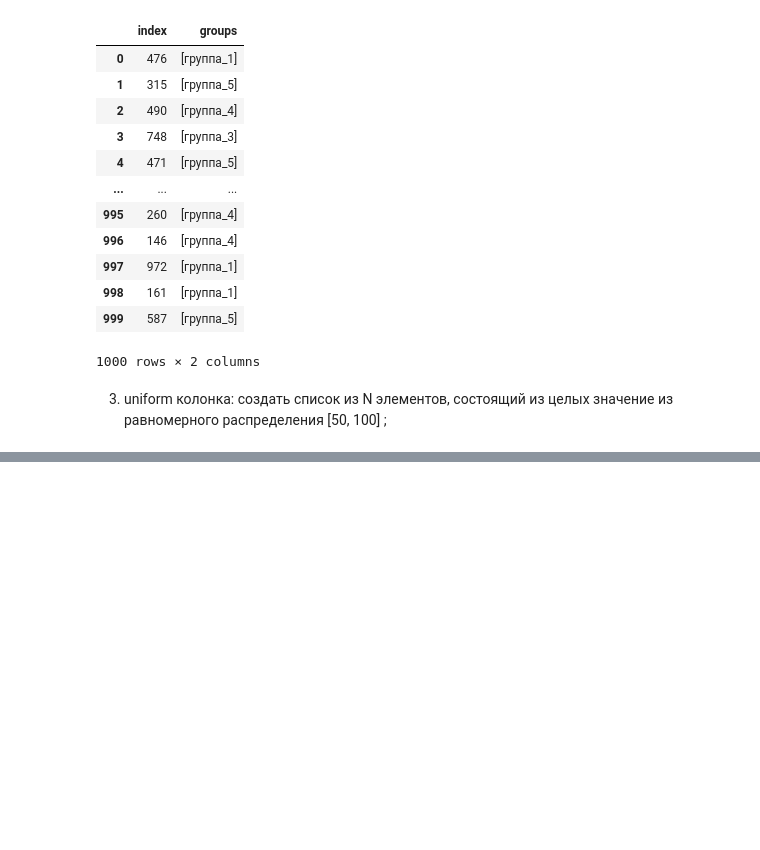
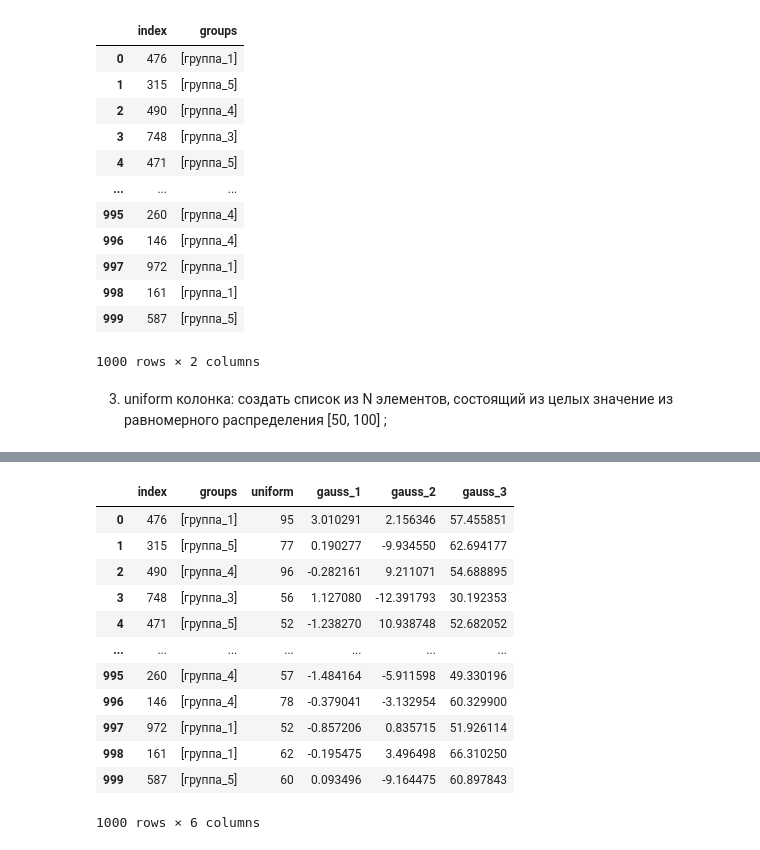
Before and after one commit to ValeryKharkov/Tinkoff_course_DAII_2023, a Jupyter notebook: Tinkoff_АДВИ_2023_HW_3_2.ipynb, the cells around one changed output, grey strips where cells are left out. Saved outputs shown, nothing was run; the diff lists cells and outputs as text; code cells hidden in the pictures; blank space fills up the shorter version.

```diff
--- a/Tinkoff_АДВИ_2023_HW_3_2.ipynb
+++ b/Tinkoff_АДВИ_2023_HW_3_2.ipynb
@@ -92,3 +64,12 @@ df
 1000 rows × 2 columns
 # %% [markdown]
 3) uniform колонка: создать список из N элементов, состоящий из целых значение из равномерного распределения [50, 100] ;
+# %%
+uniform_column = [random.randint(50, 100) for i in range(N)]
+data = {
+    'index' : index_column,
+    'groups' : groups_column,
+    'uniform' : uniform_column
+    }
+df = pd.DataFrame(data)
+df
@@ -94,0 +95,29 @@ df
+# %%
+gauss_1_column = [random.gauss(0, math.sqrt(1)) for i in range(N)]
+gauss_2_column = [random.gauss(0, math.sqrt(144)) for i in range(N)]
+gauss_3_column = [random.gauss(50, math.sqrt(81)) for i in range(N)]
+
+data = {
+    'index' : index_column,
+    'groups' : groups_column,
+    'uniform' : uniform_column,
+    'gauss_1' : gauss_1_column,
+    'gauss_2' : gauss_2_column,
+    'gauss_3' : gauss_3_column
+    }
+df = pd.DataFrame(data)
+df
+# %% [output]
+|  | index | groups | uniform | gauss_1 | gauss_2 | gauss_3 |
+| 0 | 476 | [группа_1] | 95 | 3.010291 | 2.156346 | 57.455851 |
+| 1 | 315 | [группа_5] | 77 | 0.190277 | -9.934550 | 62.694177 |
+| 2 | 490 | [группа_4] | 96 | -0.282161 | 9.211071 | 54.688895 |
+| 3 | 748 | [группа_3] | 56 | 1.127080 | -12.391793 | 30.192353 |
+| 4 | 471 | [группа_5] | 52 | -1.238270 | 10.938748 | 52.682052 |
+| ... | ... | ... | ... | ... | ... | ... |
+| 995 | 260 | [группа_4] | 57 | -1.484164 | -5.911598 | 49.330196 |
+| 996 | 146 | [группа_4] | 78 | -0.379041 | -3.132954 | 60.329900 |
+| 997 | 972 | [группа_1] | 52 | -0.857206 | 0.835715 | 51.926114 |
+| 998 | 161 | [группа_1] | 62 | -0.195475 | 3.496498 | 66.310250 |
+| 999 | 587 | [группа_5] | 60 | 0.093496 | -9.164475 | 60.897843 |
+1000 rows × 6 columns
```
Also changed, not shown: parts of 13 cells of this notebook.
